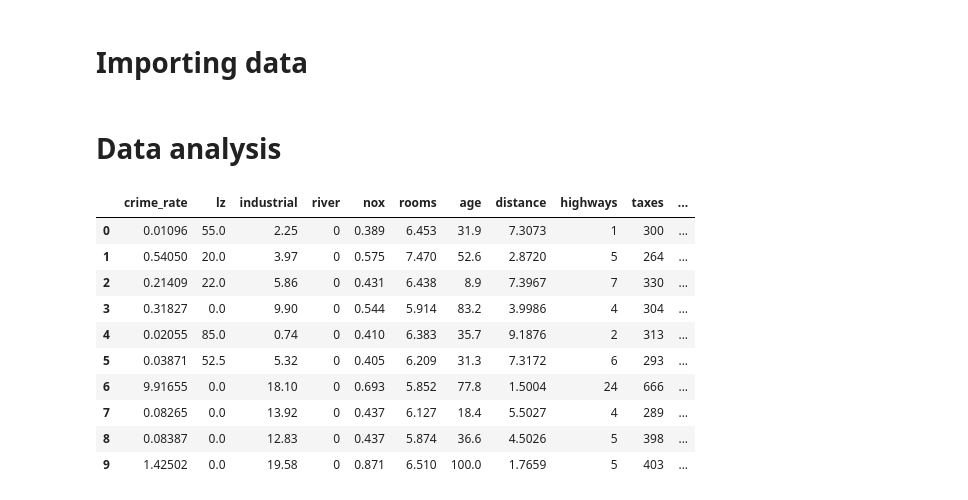
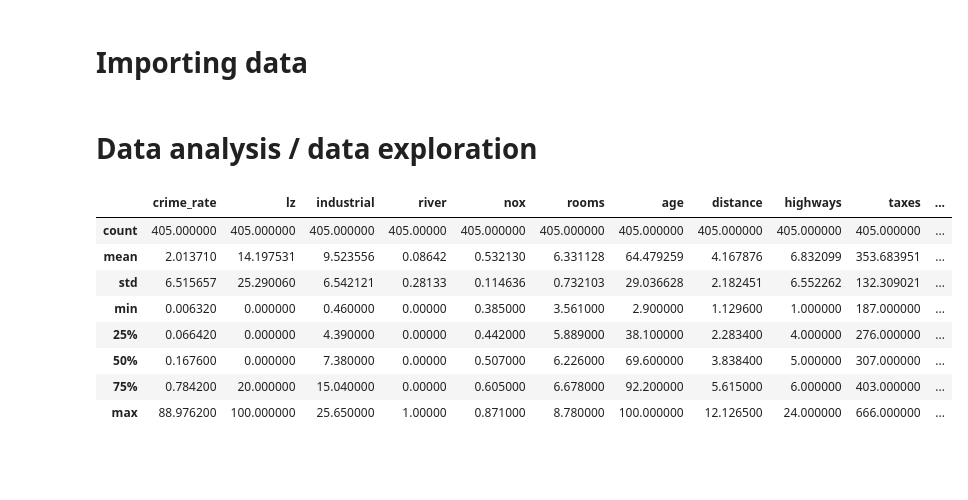
Before and after one commit to jhonnierandrey/jupyter, a Jupyter notebook: Predictive Analytics and Regression Models.ipynb, the cells around one changed output. Saved outputs shown, nothing was run; the diff lists cells and outputs as text; code cells hidden in the pictures; blank space fills up the shorter version.

```diff
--- a/Predictive Analytics and Regression Models.ipynb
+++ b/Predictive Analytics and Regression Models.ipynb
@@ -36,25 +36,25 @@ import pandas as pd
 # %%
 df = pd.read_csv('data/housing_train.csv')
 # %% [markdown]
-# Data analysis
+# Data analysis / data exploration
 # %%
 # df.head()
 # df.tail()
 # df.shape
 # df.columns
 # df['crime_rate'][0:5]
 # df[['river', 'distance']]
-df.iloc[0:10]
+# df.iloc[0:10]
+# df.iloc[2,4]
+df.describe()
 # %% [output]
 |  | crime_rate | lz | industrial | river | nox | rooms | age | distance | highways | taxes | ... |
-| 0 | 0.01096 | 55.0 | 2.25 | 0 | 0.389 | 6.453 | 31.9 | 7.3073 | 1 | 300 | ... |
-| 1 | 0.54050 | 20.0 | 3.97 | 0 | 0.575 | 7.470 | 52.6 | 2.8720 | 5 | 264 | ... |
-| 2 | 0.21409 | 22.0 | 5.86 | 0 | 0.431 | 6.438 | 8.9 | 7.3967 | 7 | 330 | ... |
-| 3 | 0.31827 | 0.0 | 9.90 | 0 | 0.544 | 5.914 | 83.2 | 3.9986 | 4 | 304 | ... |
-| 4 | 0.02055 | 85.0 | 0.74 | 0 | 0.410 | 6.383 | 35.7 | 9.1876 | 2 | 313 | ... |
-| 5 | 0.03871 | 52.5 | 5.32 | 0 | 0.405 | 6.209 | 31.3 | 7.3172 | 6 | 293 | ... |
-| 6 | 9.91655 | 0.0 | 18.10 | 0 | 0.693 | 5.852 | 77.8 | 1.5004 | 24 | 666 | ... |
-| 7 | 0.08265 | 0.0 | 13.92 | 0 | 0.437 | 6.127 | 18.4 | 5.5027 | 4 | 289 | ... |
-| 8 | 0.08387 | 0.0 | 12.83 | 0 | 0.437 | 5.874 | 36.6 | 4.5026 | 5 | 398 | ... |
-| 9 | 1.42502 | 0.0 | 19.58 | 0 | 0.871 | 6.510 | 100.0 | 1.7659 | 5 | 403 | ... |
+| count | 405.000000 | 405.000000 | 405.000000 | 405.00000 | 405.000000 | 405.000000 | 405.000000 | 405.000000 | 405.000000 | 405.000000 | ... |
+| mean | 2.013710 | 14.197531 | 9.523556 | 0.08642 | 0.532130 | 6.331128 | 64.479259 | 4.167876 | 6.832099 | 353.683951 | ... |
+| std | 6.515657 | 25.290060 | 6.542121 | 0.28133 | 0.114636 | 0.732103 | 29.036628 | 2.182451 | 6.552262 | 132.309021 | ... |
+| min | 0.006320 | 0.000000 | 0.460000 | 0.00000 | 0.385000 | 3.561000 | 2.900000 | 1.129600 | 1.000000 | 187.000000 | ... |
+| 25% | 0.066420 | 0.000000 | 4.390000 | 0.00000 | 0.442000 | 5.889000 | 38.100000 | 2.283400 | 4.000000 | 276.000000 | ... |
+| 50% | 0.167600 | 0.000000 | 7.380000 | 0.00000 | 0.507000 | 6.226000 | 69.600000 | 3.838400 | 5.000000 | 307.000000 | ... |
+| 75% | 0.784200 | 20.000000 | 15.040000 | 0.00000 | 0.605000 | 6.678000 | 92.200000 | 5.615000 | 6.000000 | 403.000000 | ... |
+| max | 88.976200 | 100.000000 | 25.650000 | 1.00000 | 0.871000 | 8.780000 | 100.000000 | 12.126500 | 24.000000 | 666.000000 | ... |
 # %%
```
Also changed, not shown: parts of 29 cells of this notebook.
